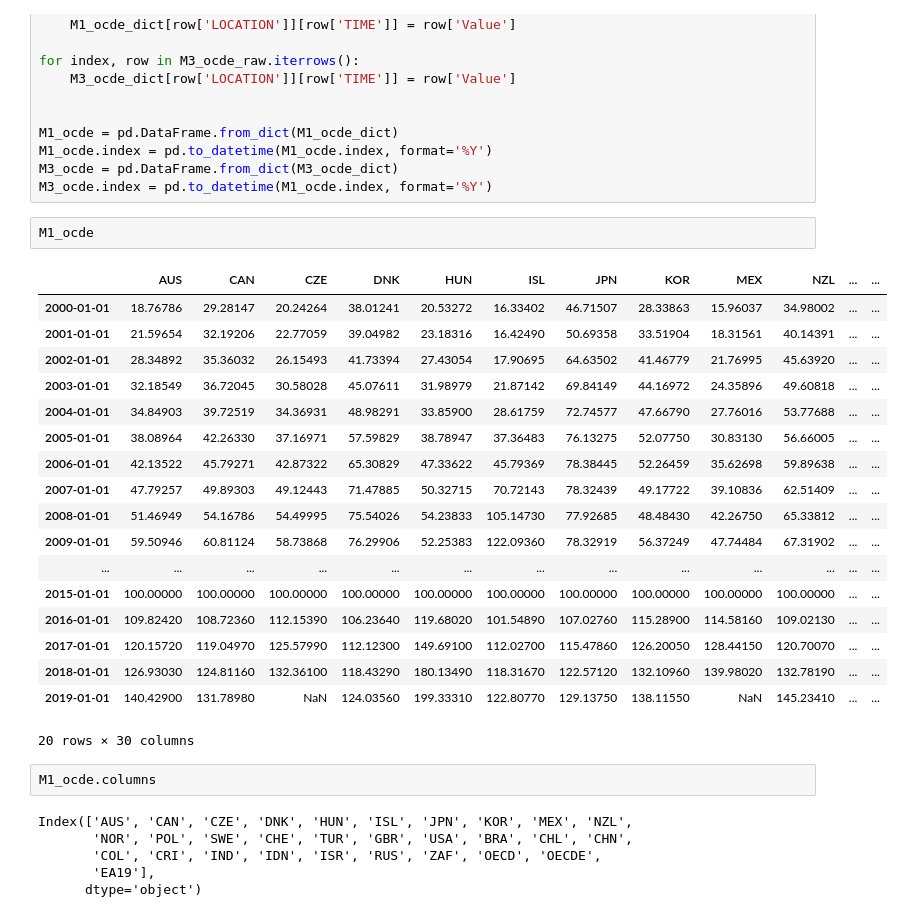
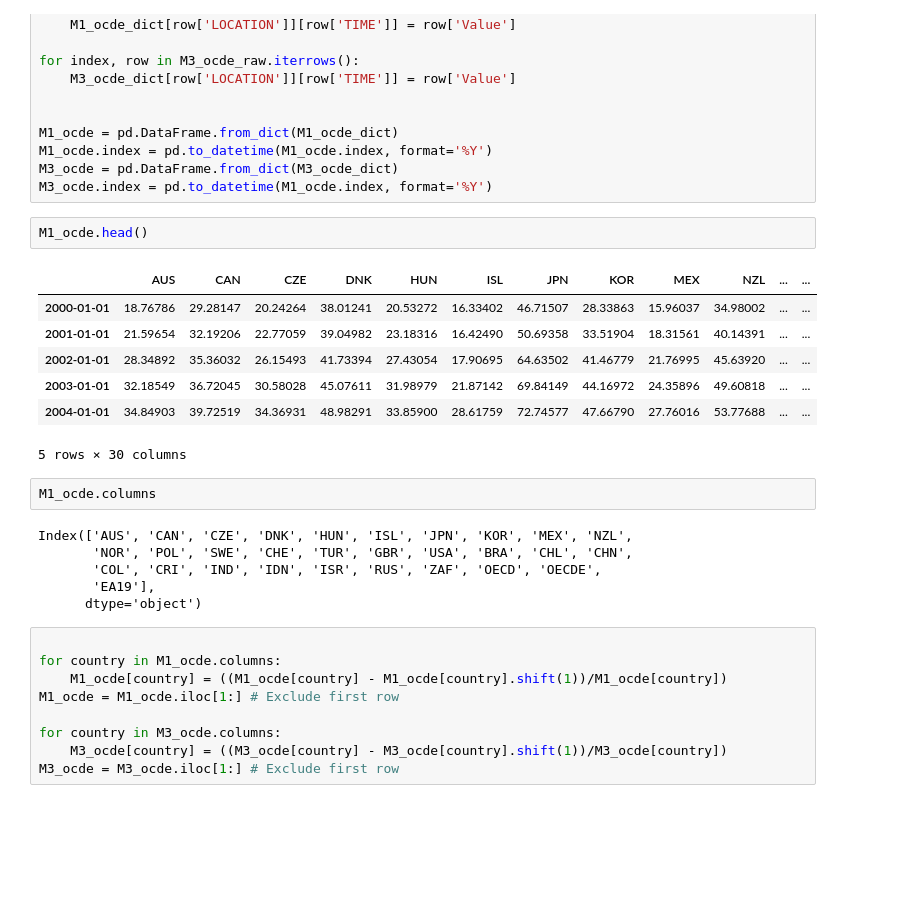
Before and after one commit to felipe-fp/corcovado, a Jupyter notebook: countries_comparison/countries.ipynb, the cells around one changed output. Cells and saved outputs as stored; diff of their text form; blank space fills up the shorter version.

```diff
--- a/countries_comparison/countries.ipynb
+++ b/countries_comparison/countries.ipynb
@@ -156,26 +150,15 @@ M1_ocde.index = pd.to_datetime(M1_ocde.index, format='%Y')
 M3_ocde = pd.DataFrame.from_dict(M3_ocde_dict)
 M3_ocde.index = pd.to_datetime(M1_ocde.index, format='%Y')
 # %%
-M1_ocde
+M1_ocde.head()
 # %% [output]
 |  | AUS | CAN | CZE | DNK | HUN | ISL | JPN | KOR | MEX | NZL | ... | ... |
 | 2000-01-01 | 18.76786 | 29.28147 | 20.24264 | 38.01241 | 20.53272 | 16.33402 | 46.71507 | 28.33863 | 15.96037 | 34.98002 | ... | ... |
 | 2001-01-01 | 21.59654 | 32.19206 | 22.77059 | 39.04982 | 23.18316 | 16.42490 | 50.69358 | 33.51904 | 18.31561 | 40.14391 | ... | ... |
 | 2002-01-01 | 28.34892 | 35.36032 | 26.15493 | 41.73394 | 27.43054 | 17.90695 | 64.63502 | 41.46779 | 21.76995 | 45.63920 | ... | ... |
 | 2003-01-01 | 32.18549 | 36.72045 | 30.58028 | 45.07611 | 31.98979 | 21.87142 | 69.84149 | 44.16972 | 24.35896 | 49.60818 | ... | ... |
 | 2004-01-01 | 34.84903 | 39.72519 | 34.36931 | 48.98291 | 33.85900 | 28.61759 | 72.74577 | 47.66790 | 27.76016 | 53.77688 | ... | ... |
-| 2005-01-01 | 38.08964 | 42.26330 | 37.16971 | 57.59829 | 38.78947 | 37.36483 | 76.13275 | 52.07750 | 30.83130 | 56.66005 | ... | ... |
-| 2006-01-01 | 42.13522 | 45.79271 | 42.87322 | 65.30829 | 47.33622 | 45.79369 | 78.38445 | 52.26459 | 35.62698 | 59.89638 | ... | ... |
-| 2007-01-01 | 47.79257 | 49.89303 | 49.12443 | 71.47885 | 50.32715 | 70.72143 | 78.32439 | 49.17722 | 39.10836 | 62.51409 | ... | ... |
-| 2008-01-01 | 51.46949 | 54.16786 | 54.49995 | 75.54026 | 54.23833 | 105.14730 | 77.92685 | 48.48430 | 42.26750 | 65.33812 | ... | ... |
-| 2009-01-01 | 59.50946 | 60.81124 | 58.73868 | 76.29906 | 52.25383 | 122.09360 | 78.32919 | 56.37249 | 47.74484 | 67.31902 | ... | ... |
-| ... | ... | ... | ... | ... | ... | ... | ... | ... | ... | ... | ... | ... |
-| 2015-01-01 | 100.00000 | 100.00000 | 100.00000 | 100.00000 | 100.00000 | 100.00000 | 100.00000 | 100.00000 | 100.00000 | 100.00000 | ... | ... |
-| 2016-01-01 | 109.82420 | 108.72360 | 112.15390 | 106.23640 | 119.68020 | 101.54890 | 107.02760 | 115.28900 | 114.58160 | 109.02130 | ... | ... |
-| 2017-01-01 | 120.15720 | 119.04970 | 125.57990 | 112.12300 | 149.69100 | 112.02700 | 115.47860 | 126.20050 | 128.44150 | 120.70070 | ... | ... |
-| 2018-01-01 | 126.93030 | 124.81160 | 132.36100 | 118.43290 | 180.13490 | 118.31670 | 122.57120 | 132.10960 | 139.98020 | 132.78190 | ... | ... |
-| 2019-01-01 | 140.42900 | 131.78980 | NaN | 124.03560 | 199.33310 | 122.80770 | 129.13750 | 138.11550 | NaN | 145.23410 | ... | ... |
-20 rows × 30 columns
+5 rows × 30 columns
 # %%
 M1_ocde.columns
 # %% [output]
@@ -184,3 +167,12 @@ Index(['AUS', 'CAN', 'CZE', 'DNK', 'HUN', 'ISL', 'JPN', 'KOR', 'MEX', 'NZL',
        'COL', 'CRI', 'IND', 'IDN', 'ISR', 'RUS', 'ZAF', 'OECD', 'OECDE',
        'EA19'],
       dtype='object')
+# %%
+
+for country in M1_ocde.columns:
+    M1_ocde[country] = ((M1_ocde[country] - M1_ocde[country].shift(1))/M1_ocde[country])
+M1_ocde = M1_ocde.iloc[1:] # Exclude first row
+
+for country in M3_ocde.columns:
+    M3_ocde[country] = ((M3_ocde[country] - M3_ocde[country].shift(1))/M3_ocde[country])
+M3_ocde = M3_ocde.iloc[1:] # Exclude first row
```
Also changed, not shown: parts of 33 cells of this notebook, 3 other files.
